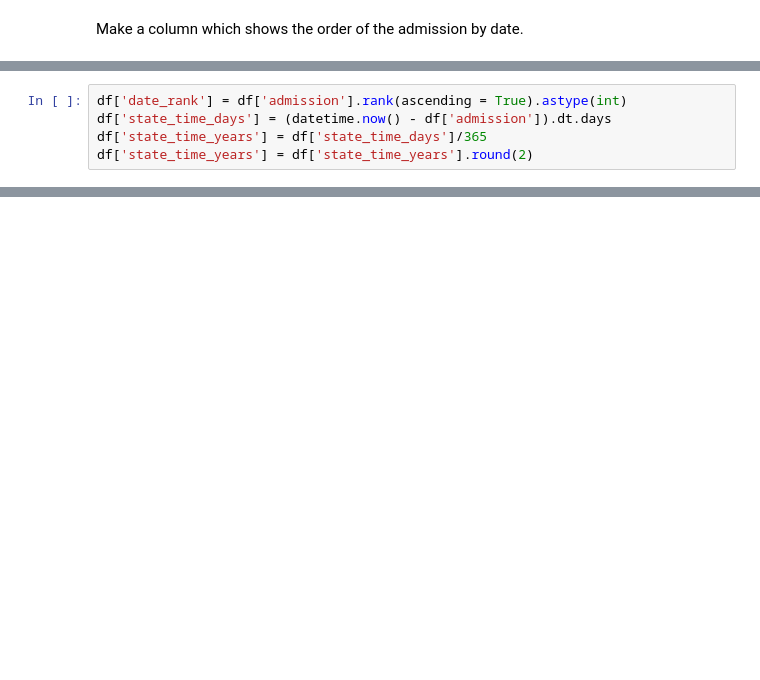
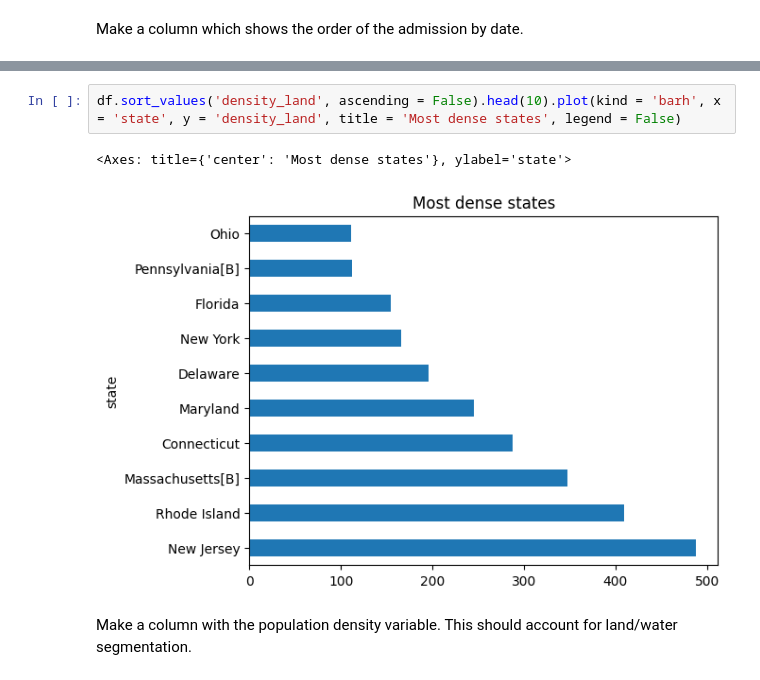
Before and after one commit to tazar09/napoleon, a Jupyter notebook: us_states.ipynb, the cells around one changed output, grey strips where cells are left out. Cells and saved outputs as stored; diff of their text form; blank space fills up the shorter version.

```diff
--- a/us_states.ipynb
+++ b/us_states.ipynb
@@ -42,5 +69,0 @@ df.sort_values(by = 'admission', ascending = True).head()
-# %%
-df['date_rank'] = df['admission'].rank(ascending = True).astype(int)
-df['state_time_days'] = (datetime.now() - df['admission']).dt.days
-df['state_time_years'] = df['state_time_days']/365
-df['state_time_years'] = df['state_time_years'].round(2)
@@ -66,0 +70,7 @@ df.sort_values('date_rank')
+# %%
+df.sort_values('density_land', ascending = False).head(10).plot(kind = 'barh', x = 'state', y = 'density_land', title = 'Most dense states', legend = False)
+# %% [output]
+<Axes: title={'center': 'Most dense states'}, ylabel='state'>
+[figure, added]
+# %% [markdown]
+Make a column with the population density variable. This should account for land/water segmentation.
```
Also changed, not shown: parts of 7 cells of this notebook.
